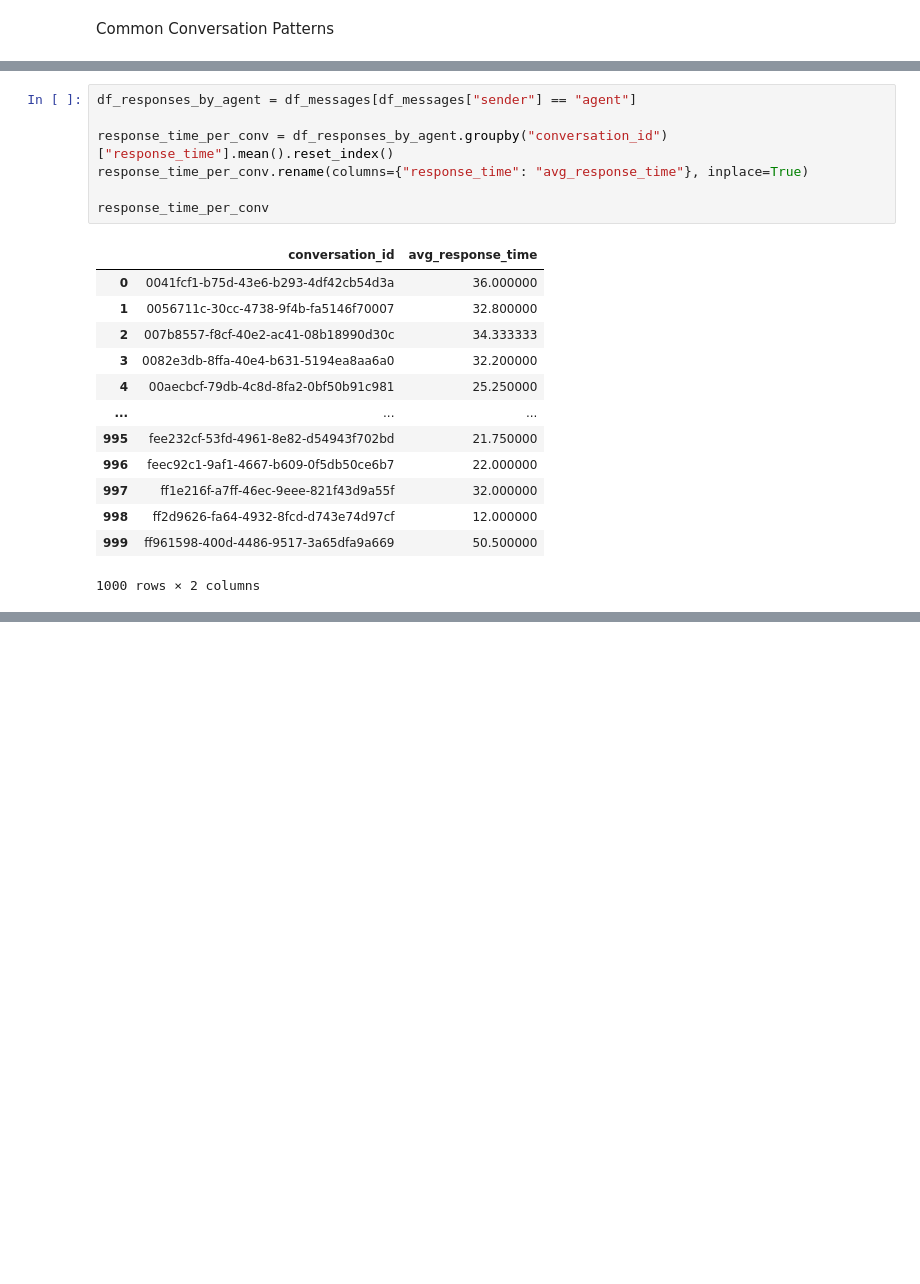
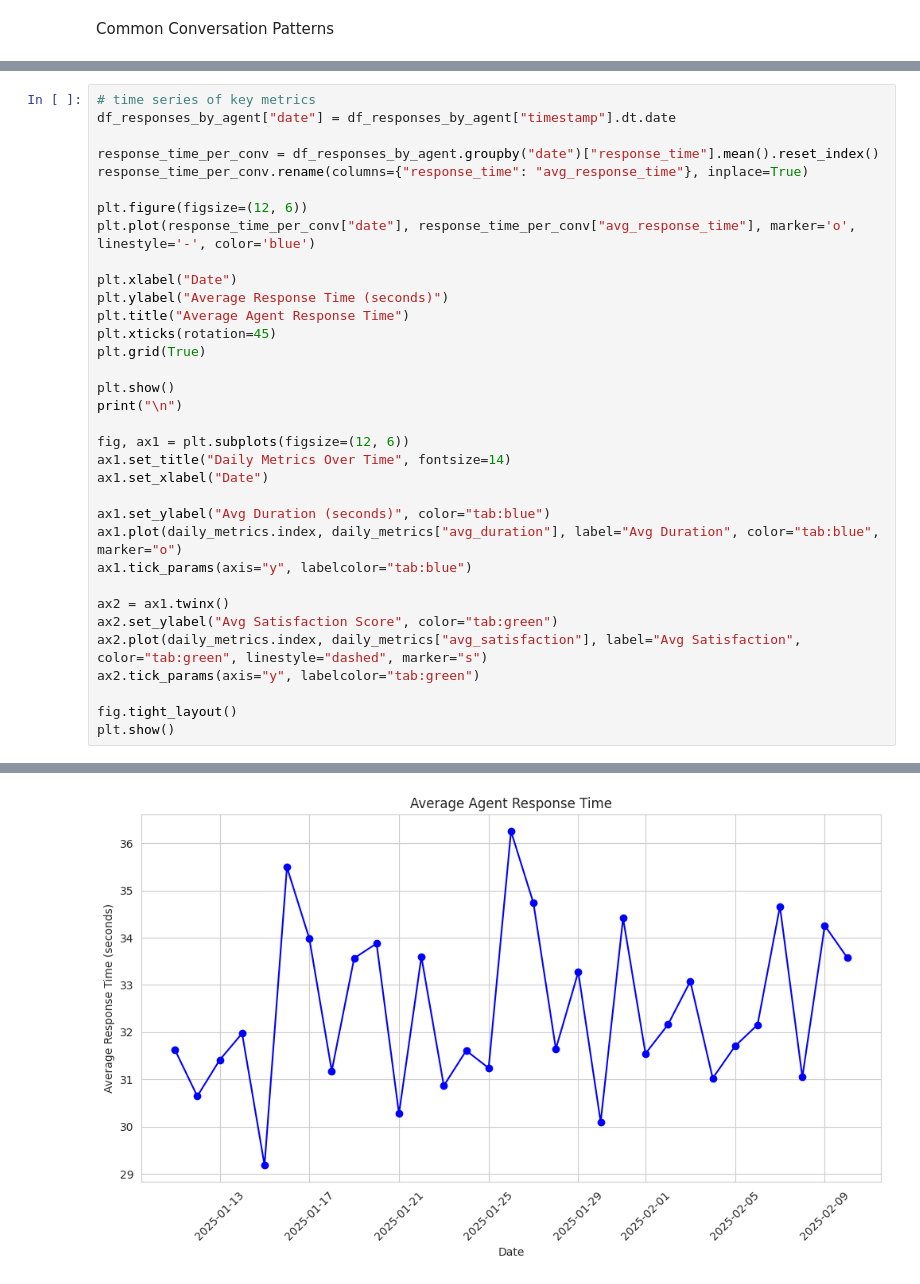
Before and after one commit to ahhmedaqil/data_scientist_assessment, a Jupyter notebook: Data_Scientist_Assessment.ipynb, the cells around one changed output, grey strips where cells are left out. Saved outputs shown, nothing was run; the diff lists cells and outputs as text; blank space fills up the shorter version.

```diff
--- a/Data_Scientist_Assessment.ipynb
+++ b/Data_Scientist_Assessment.ipynb
@@ -303,24 +303,38 @@ tags_ag_category
 | support | 13 | 12 | 13 | 28 | 18 | 13 | 23 | ... |
 | urgent | 14 | 12 | 20 | 16 | 13 | 17 | 17 | ... |
 | vip | 19 | 18 | 17 | 28 | 15 | 13 | 17 | ... |
-# %%
-df_responses_by_agent = df_messages[df_messages["sender"] == "agent"]
-
-response_time_per_conv = df_responses_by_agent.groupby("conversation_id")["response_time"].mean().reset_index()
-response_time_per_conv.rename(columns={"response_time": "avg_response_time"}, inplace=True)
-
-response_time_per_conv
-# %% [output]
-|  | conversation_id | avg_response_time |
-| 0 | 0041fcf1-b75d-43e6-b293-4df42cb54d3a | 36.000000 |
-| 1 | 0056711c-30cc-4738-9f4b-fa5146f70007 | 32.800000 |
-| 2 | 007b8557-f8cf-40e2-ac41-08b18990d30c | 34.333333 |
-| 3 | 0082e3db-8ffa-40e4-b631-5194ea8aa6a0 | 32.200000 |
-| 4 | 00aecbcf-79db-4c8d-8fa2-0bf50b91c981 | 25.250000 |
-| ... | ... | ... |
-| 995 | fee232cf-53fd-4961-8e82-d54943f702bd | 21.750000 |
-| 996 | feec92c1-9af1-4667-b609-0f5db50ce6b7 | 22.000000 |
-| 997 | ff1e216f-a7ff-46ec-9eee-821f43d9a55f | 32.000000 |
-| 998 | ff2d9626-fa64-4932-8fcd-d743e74d97cf | 12.000000 |
-| 999 | ff961598-400d-4486-9517-3a65dfa9a669 | 50.500000 |
-1000 rows × 2 columns
+# %%
+# time series of key metrics
+df_responses_by_agent["date"] = df_responses_by_agent["timestamp"].dt.date
+
+response_time_per_conv = df_responses_by_agent.groupby("date")["response_time"].mean().reset_index()
+response_time_per_conv.rename(columns={"response_time": "avg_response_time"}, inplace=True)
+
+plt.figure(figsize=(12, 6))
+plt.plot(response_time_per_conv["date"], response_time_per_conv["avg_response_time"], marker='o', linestyle='-', color='blue')
+
+plt.xlabel("Date")
+plt.ylabel("Average Response Time (seconds)")
+plt.title("Average Agent Response Time")
+plt.xticks(rotation=45)
+plt.grid(True)
+
+plt.show()
+print("\n")
+
+fig, ax1 = plt.subplots(figsize=(12, 6))
+ax1.set_title("Daily Metrics Over Time", fontsize=14)
+ax1.set_xlabel("Date")
+
+ax1.set_ylabel("Avg Duration (seconds)", color="tab:blue")
+ax1.plot(daily_metrics.index, daily_metrics["avg_duration"], label="Avg Duration", color="tab:blue", marker="o")
+ax1.tick_params(axis="y", labelcolor="tab:blue")
+
+ax2 = ax1.twinx()
+ax2.set_ylabel("Avg Satisfaction Score", color="tab:green")
+ax2.plot(daily_metrics.index, daily_metrics["avg_satisfaction"], label="Avg Satisfaction", color="tab:green", linestyle="dashed", marker="s")
+ax2.tick_params(axis="y", labelcolor="tab:green")
+
+fig.tight_layout()
+plt.show()
+# %% [output]
@@ -326,0 +346 @@ response_time_per_conv
+[figure, added]
```
Also changed, not shown: parts of 4 cells of this notebook.
